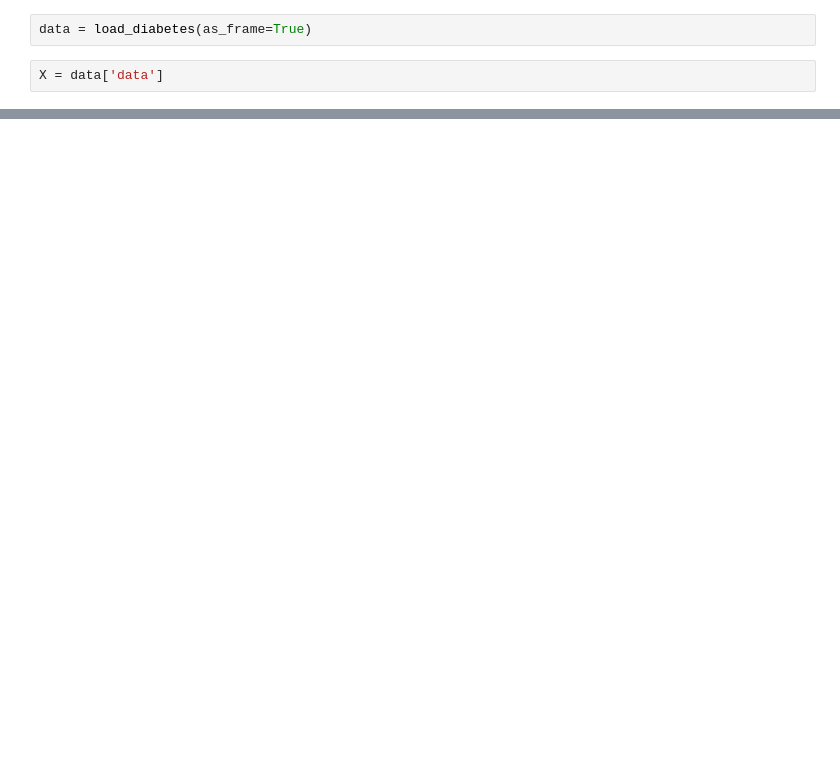
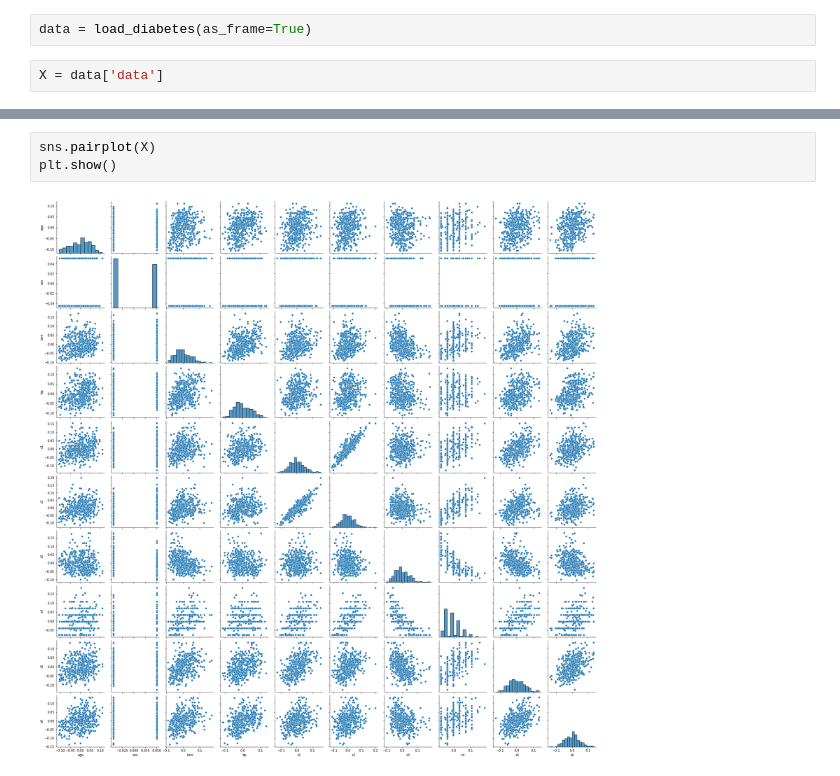
Before and after one commit to lorcanrae/most-radical, a Jupyter notebook: notebooks/lr_initial_eda.ipynb, the cells around one changed output, grey strips where cells are left out. Drawn from its saved outputs; the diff is of its cells as text; blank space fills up the shorter version.

Commit message:
updated eda with some visualisations

```diff
--- a/notebooks/lr_initial_eda.ipynb
+++ b/notebooks/lr_initial_eda.ipynb
@@ -24,0 +28,5 @@ X
+# %%
+sns.pairplot(X)
+plt.show()
+# %% [output]
+[figure, added]
```
Also changed, not shown: parts of 4 cells of this notebook.
